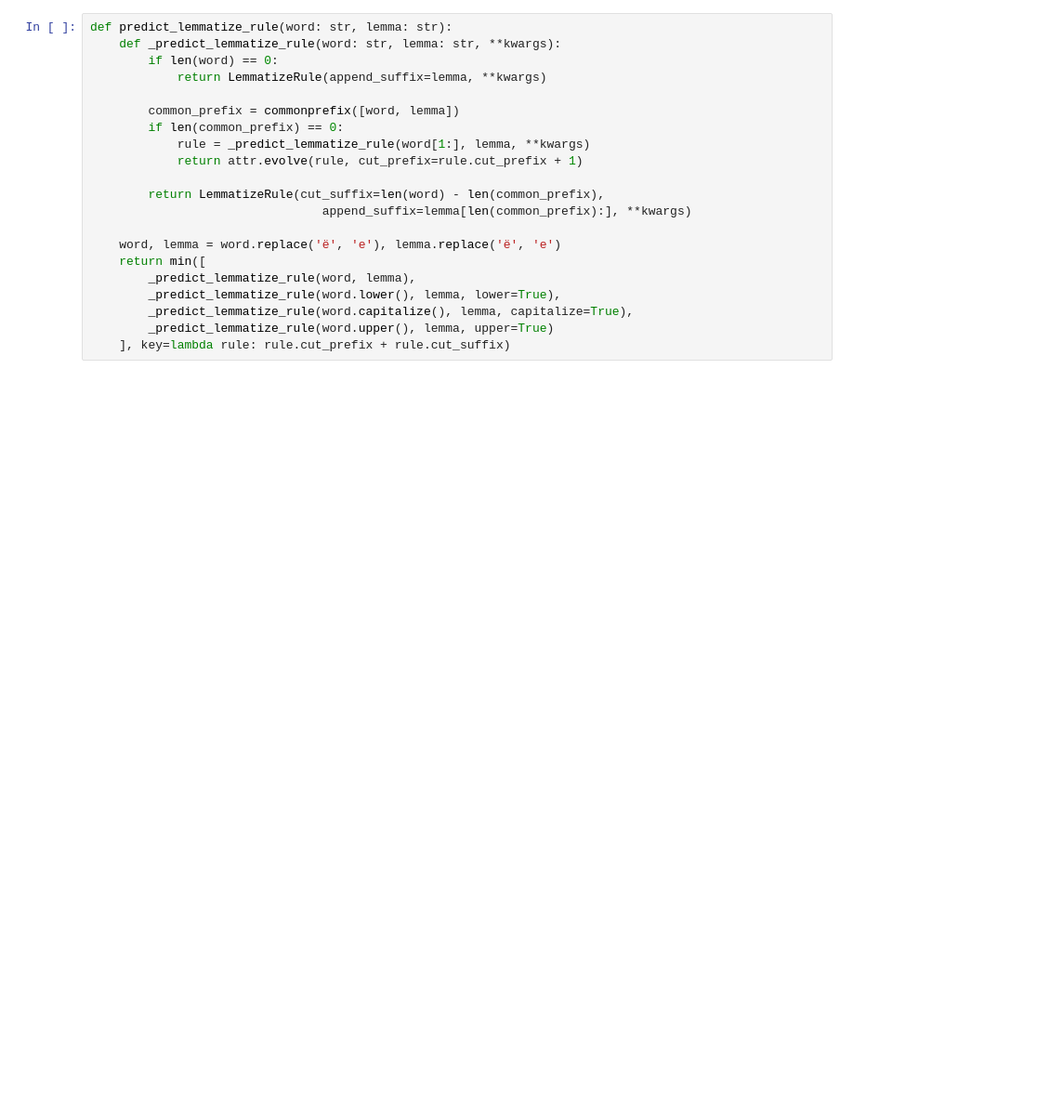
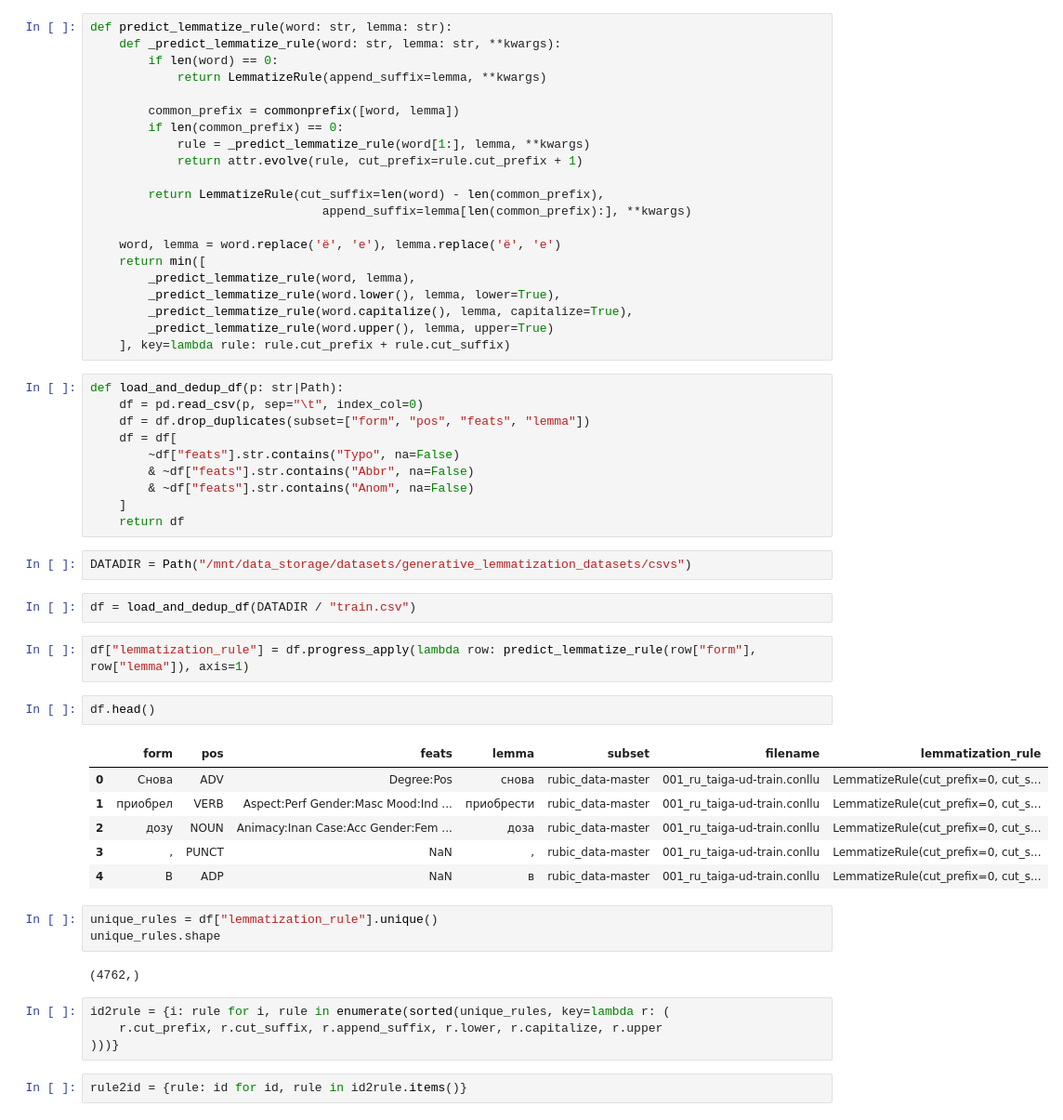
Before and after one commit to smertlove/Lemmatization-Heuristics, a Jupyter notebook: run.ipynb, the cells around one changed output. Shown at 93% size. Saved outputs shown, nothing was run; the diff lists cells and outputs as text; blank space fills up the shorter version.

```diff
--- a/run.ipynb
+++ b/run.ipynb
@@ -35,3 +41,39 @@ def predict_lemmatize_rule(word: str, lemma: str):
         _predict_lemmatize_rule(word.capitalize(), lemma, capitalize=True),
         _predict_lemmatize_rule(word.upper(), lemma, upper=True)
     ], key=lambda rule: rule.cut_prefix + rule.cut_suffix)
+# %%
+def load_and_dedup_df(p: str|Path):
+    df = pd.read_csv(p, sep="\t", index_col=0)
+    df = df.drop_duplicates(subset=["form", "pos", "feats", "lemma"])
+    df = df[
+        ~df["feats"].str.contains("Typo", na=False)
+        & ~df["feats"].str.contains("Abbr", na=False)
+        & ~df["feats"].str.contains("Anom", na=False)
+    ]
+    return df
+# %%
+DATADIR = Path("/mnt/data_storage/datasets/generative_lemmatization_datasets/csvs")
+# %%
+df = load_and_dedup_df(DATADIR / "train.csv")
+# %%
+df["lemmatization_rule"] = df.progress_apply(lambda row: predict_lemmatize_rule(row["form"], row["lemma"]), axis=1)
+# %%
+df.head()
+# %% [output]
+|  | form | pos | feats | lemma | subset | filename | lemmatization_rule |
+| 0 | Снова | ADV | Degree:Pos | снова | rubic_data-master | 001_ru_taiga-ud-train.conllu | LemmatizeRule(cut_prefix=0, cut_s... |
+| 1 | приобрел | VERB | Aspect:Perf Gender:Masc Mood:Ind ... | приобрести | rubic_data-master | 001_ru_taiga-ud-train.conllu | LemmatizeRule(cut_prefix=0, cut_s... |
+| 2 | дозу | NOUN | Animacy:Inan Case:Acc Gender:Fem ... | доза | rubic_data-master | 001_ru_taiga-ud-train.conllu | LemmatizeRule(cut_prefix=0, cut_s... |
+| 3 | , | PUNCT | NaN | , | rubic_data-master | 001_ru_taiga-ud-train.conllu | LemmatizeRule(cut_prefix=0, cut_s... |
+| 4 | В | ADP | NaN | в | rubic_data-master | 001_ru_taiga-ud-train.conllu | LemmatizeRule(cut_prefix=0, cut_s... |
+# %%
+unique_rules = df["lemmatization_rule"].unique()
+unique_rules.shape
+# %% [output]
+(4762,)
+# %%
+id2rule = {i: rule for i, rule in enumerate(sorted(unique_rules, key=lambda r: (
+    r.cut_prefix, r.cut_suffix, r.append_suffix, r.lower, r.capitalize, r.upper
+)))}
+# %%
+rule2id = {rule: id for id, rule in id2rule.items()}
```
Also changed, not shown: parts of 11 cells of this notebook, 4 other files.
